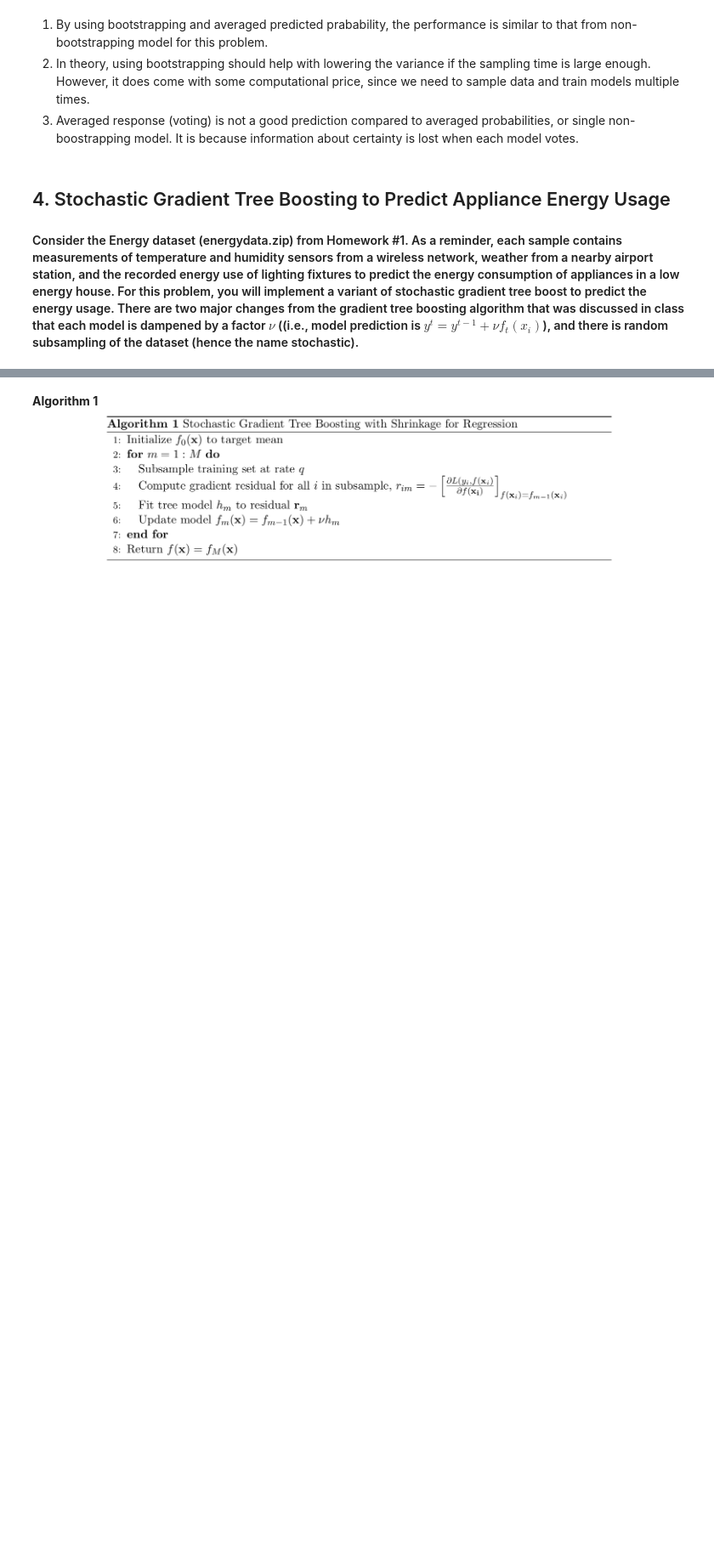
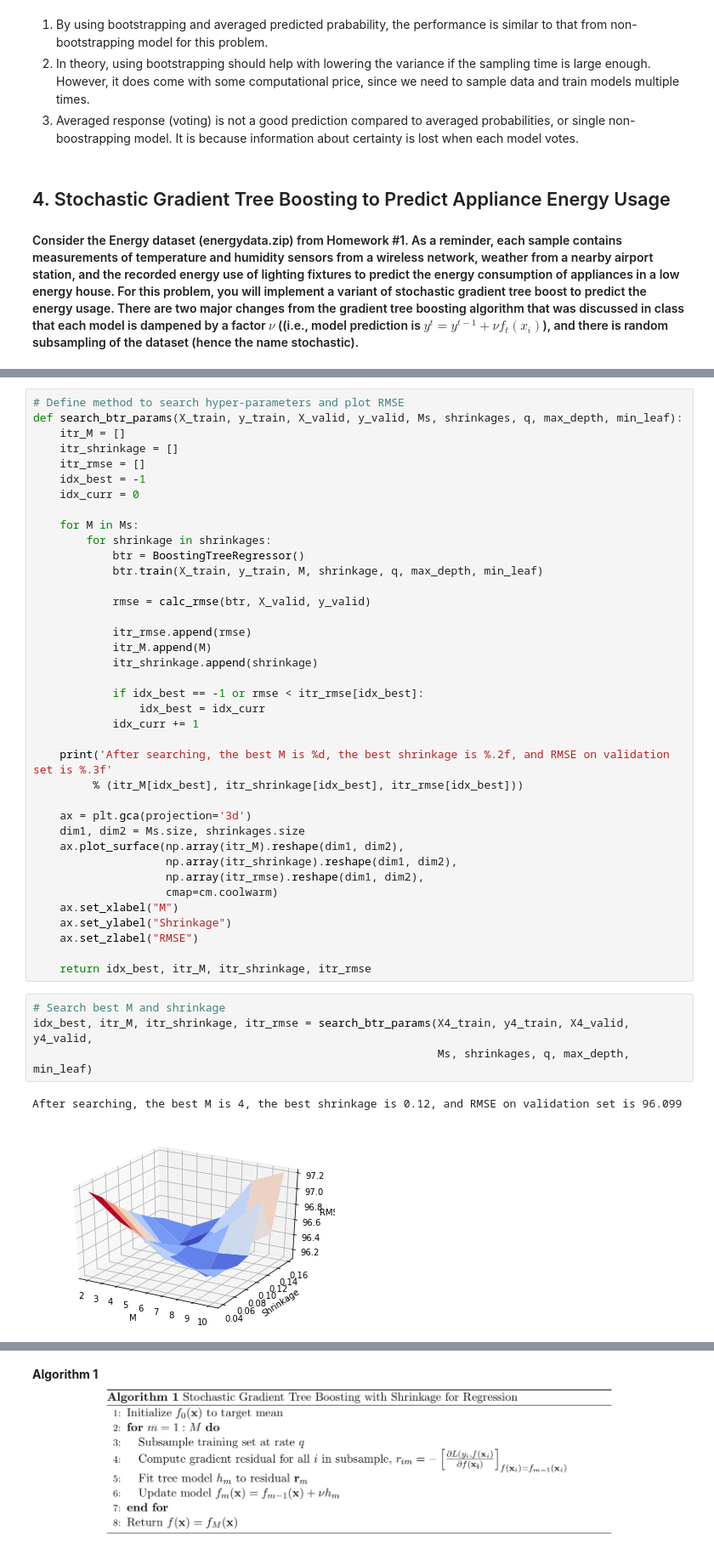
Before and after one commit to Leon-624/ML_HW, a Jupyter notebook: ML_HW3/ML_HW3_Trees.ipynb, the cells around one changed output, grey strips where cells are left out. Shown at 85% size. Drawn from its saved outputs; the diff is of its cells as text; blank space fills up the shorter version.

```diff
--- a/ML_HW3/ML_HW3_Trees.ipynb
+++ b/ML_HW3/ML_HW3_Trees.ipynb
@@ -619,0 +696,45 @@ The AUC by averaging probabilities is 0.836
+# %%
+# Define method to search hyper-parameters and plot RMSE
+def search_btr_params(X_train, y_train, X_valid, y_valid, Ms, shrinkages, q, max_depth, min_leaf):
+    itr_M = []
+    itr_shrinkage = []
+    itr_rmse = []
+    idx_best = -1
+    idx_curr = 0
+
+    for M in Ms:
+        for shrinkage in shrinkages:
+            btr = BoostingTreeRegressor()
+            btr.train(X_train, y_train, M, shrinkage, q, max_depth, min_leaf)
+
+            rmse = calc_rmse(btr, X_valid, y_valid)
+
+            itr_rmse.append(rmse)
+            itr_M.append(M)
+            itr_shrinkage.append(shrinkage)
+
+            if idx_best == -1 or rmse < itr_rmse[idx_best]:
+                idx_best = idx_curr
+            idx_curr += 1
+
+    print('After searching, the best M is %d, the best shrinkage is %.2f, and RMSE on validation set is %.3f'
+         % (itr_M[idx_best], itr_shrinkage[idx_best], itr_rmse[idx_best]))
+
+    ax = plt.gca(projection='3d')
+    dim1, dim2 = Ms.size, shrinkages.size
+    ax.plot_surface(np.array(itr_M).reshape(dim1, dim2),
+                    np.array(itr_shrinkage).reshape(dim1, dim2),
+                    np.array(itr_rmse).reshape(dim1, dim2),
+                    cmap=cm.coolwarm)
+    ax.set_xlabel("M")
+    ax.set_ylabel("Shrinkage")
+    ax.set_zlabel("RMSE")
+
+    return idx_best, itr_M, itr_shrinkage, itr_rmse
+# %%
+# Search best M and shrinkage
+idx_best, itr_M, itr_shrinkage, itr_rmse = search_btr_params(X4_train, y4_train, X4_valid, y4_valid,
+                                                             Ms, shrinkages, q, max_depth, min_leaf)
+# %% [output]
+After searching, the best M is 4, the best shrinkage is 0.12, and RMSE on validation set is 96.099
+[figure, added]
```
Also changed, not shown: parts of 9 cells of this notebook, 4 other files.
